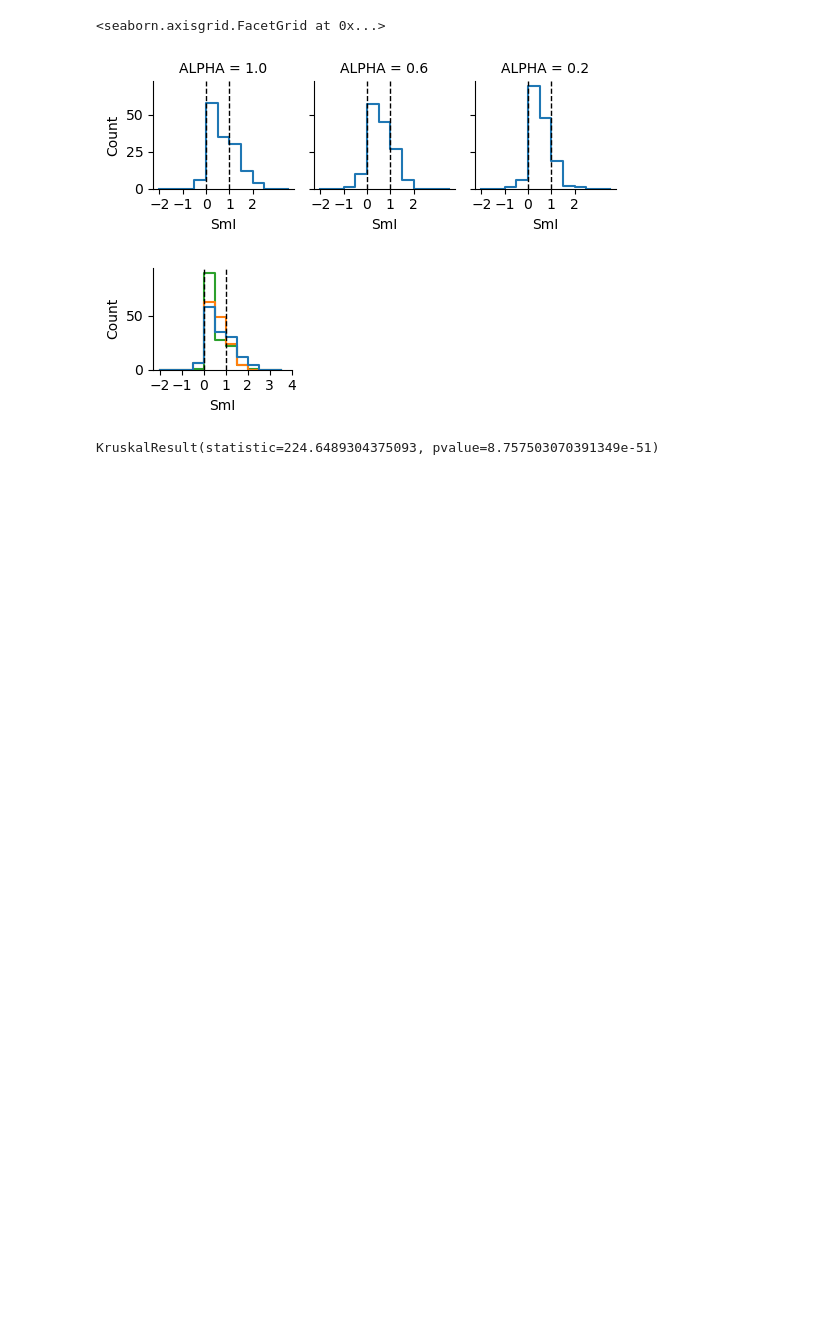
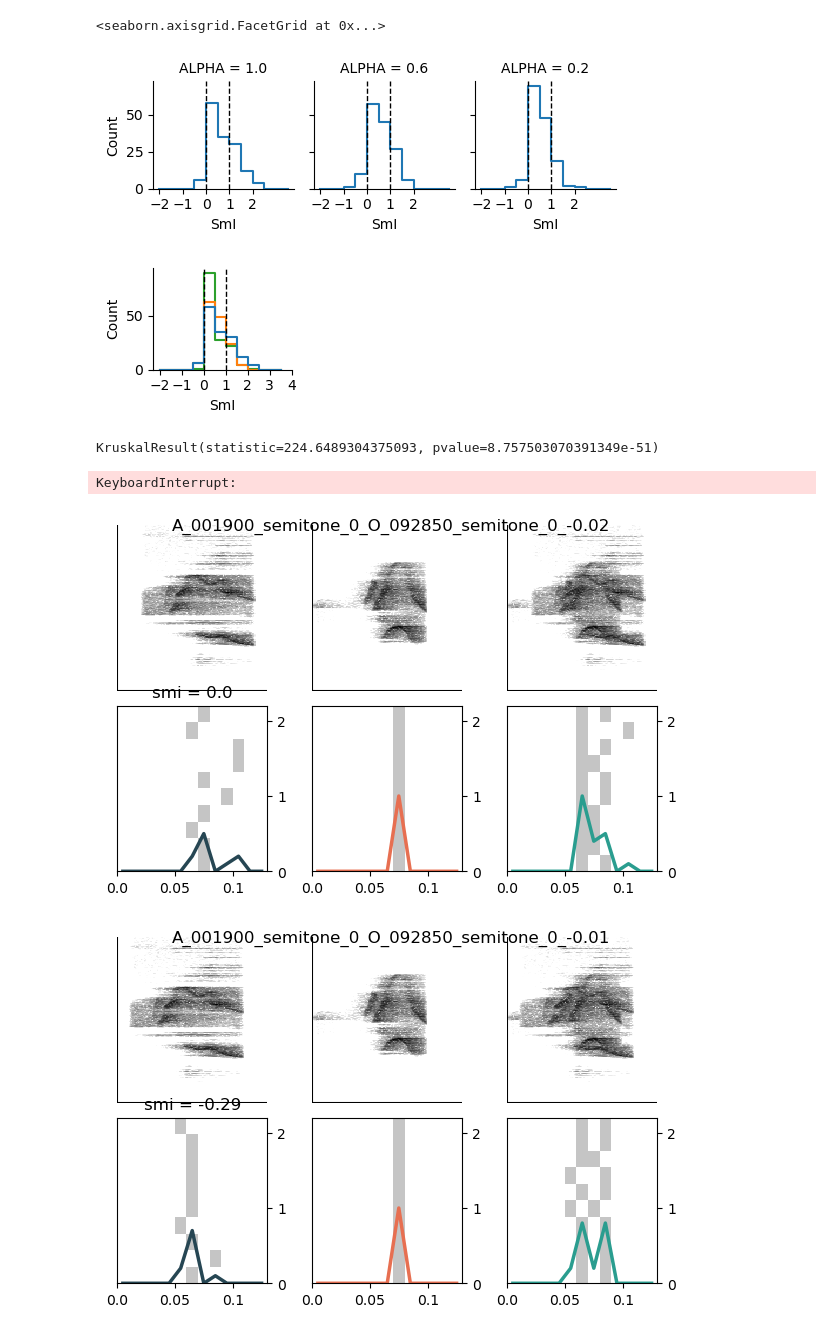
Before and after one commit to gawygawy/flex_integration, a Jupyter notebook: analyses/analyses.ipynb, the cells around one changed output. Saved outputs shown, nothing was run; the diff lists cells and outputs as text; code cells hidden in the pictures; blank space fills up the shorter version.

Commit message:
func to plot combi clips

```diff
--- a/analyses/analyses.ipynb
+++ b/analyses/analyses.ipynb
@@ -156,3 +153,20 @@ stats.kruskal(a1['smi'].values, a2['smi'].values)
 #plt.savefig("./figs/boxplot.pdf", transparent=True, dpi=500)
 # %% [output]
 KruskalResult(statistic=224.6489304375093, pvalue=8.757503070391349e-51)
+# %%
+# plot individual combis
+clip_files_dir =  "../data/audio_clips"
+raw_set = data[(data['AMPA_WEIGHT'] == 0.5) & (data['NMDA_WEIGHT'] == 0.0) & (data['GABA_WEIGHT']==0.0) & (data['ALPHA']=="1.0")]
+param_config = "AMPA_" + str(raw_set['AMPA_WEIGHT'].values[0]) + "NMDA_" + str(raw_set['NMDA_WEIGHT'].values[0]) + "GABA_" + str(raw_set['GABA_WEIGHT'].values[0])
+out_folder = os.path.join("../results_plots/", param_config)
+window = [0, 0.13]
+
+if not os.path.exists(out_folder):
+    os.mkdir(out_folder)
+
+raw_set['clipname'] = raw_set['clipA'] + '_' + raw_set['clipB'] + '_' + raw_set['DELAY'].astype(str)
+raw_set.groupby(['clipA', 'clipB', 'DELAY']).apply(lambda x: plot_func(x, clip_files_dir, out_folder, window)).reset_index()
+# %% [output]
+KeyboardInterrupt:
+[figure, added]
+[figure, added]
```
Also changed, not shown: parts of 4 cells of this notebook, 3 other files.
